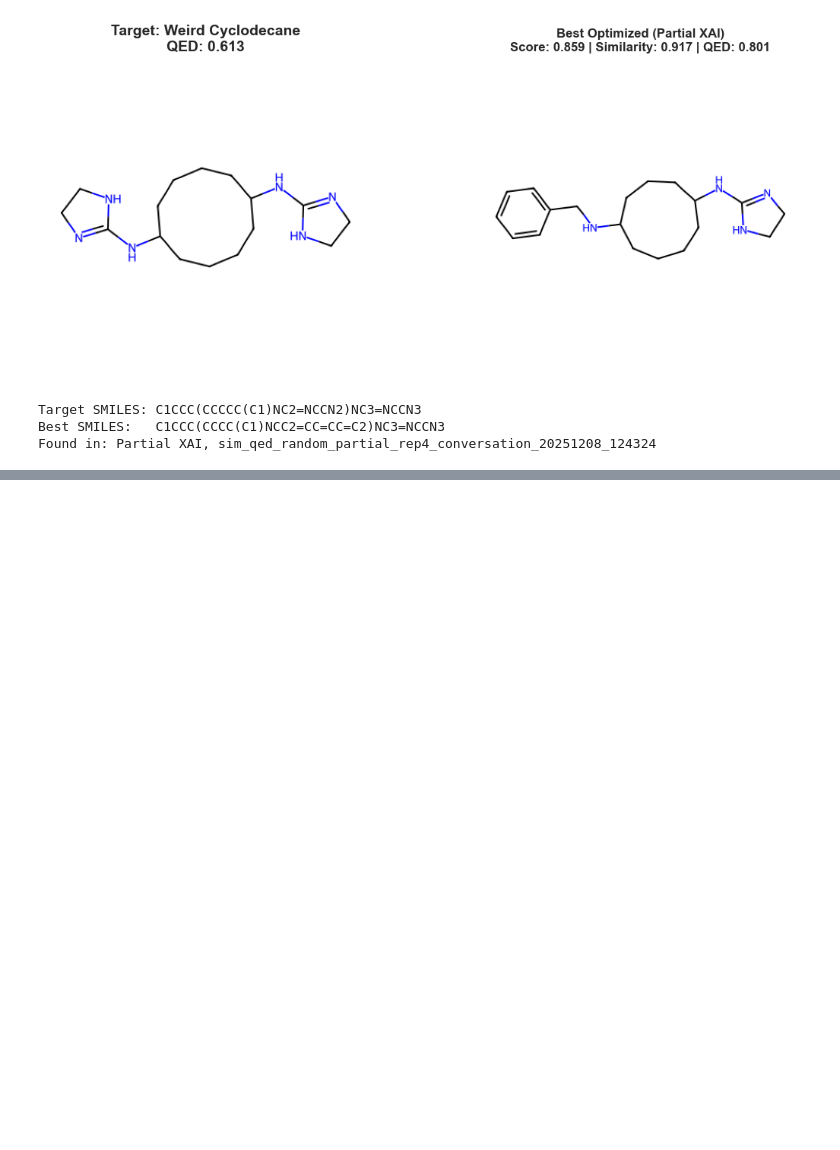
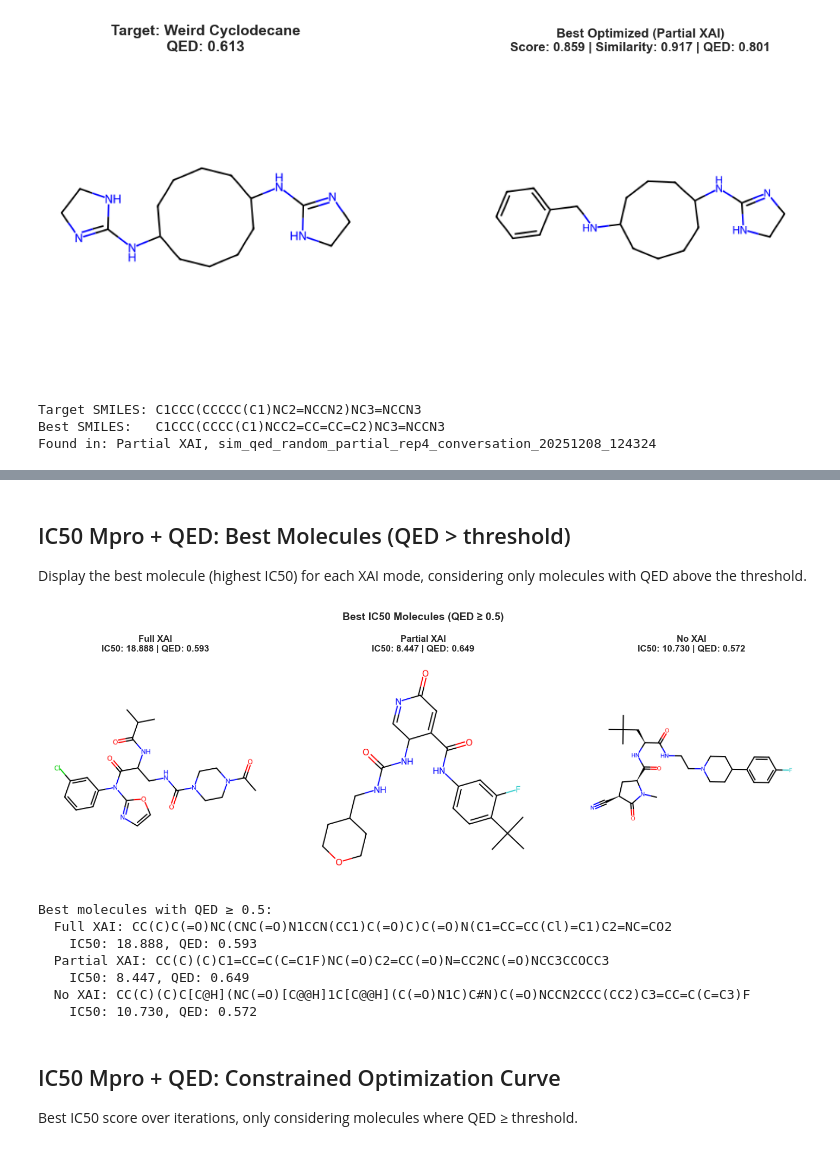
Before and after one commit to FabianKruger/molecule-optimization-agent, a Jupyter notebook: analysis/xai.ipynb, the cells around one changed output, grey strips where cells are left out. Saved outputs shown, nothing was run; the diff lists cells and outputs as text; code cells hidden in the pictures; blank space fills up the shorter version.

```diff
--- a/analysis/xai.ipynb
+++ b/analysis/xai.ipynb
@@ -479,0 +765,4 @@ Found in: Partial XAI, sim_qed_random_partial_rep4_conversation_20251208_124324
+# %% [markdown]
+## IC50 Mpro + QED: Best Molecules (QED > threshold)
+
+Display the best molecule (highest IC50) for each XAI mode, considering only molecules with QED above the threshold.
@@ -479,0 +837,21 @@ Found in: Partial XAI, sim_qed_random_partial_rep4_conversation_20251208_124324
+# %%
+QED_THRESHOLD = 0.5
+
+# Find best IC50 molecules with QED constraint
+best_ic50_constrained = find_best_ic50_molecule_constrained(ic50_qed_trace, qed_threshold=QED_THRESHOLD)
+
+# Display them
+display_best_ic50_molecules(best_ic50_constrained, qed_threshold=QED_THRESHOLD)
+# %% [output]
+[figure, added]
+Best molecules with QED ≥ 0.5:
+  Full XAI: CC(C)C(=O)NC(CNC(=O)N1CCN(CC1)C(=O)C)C(=O)N(C1=CC=CC(Cl)=C1)C2=NC=CO2
+    IC50: 18.888, QED: 0.593
+  Partial XAI: CC(C)(C)C1=CC=C(C=C1F)NC(=O)C2=CC(=O)N=CC2NC(=O)NCC3CCOCC3
+    IC50: 8.447, QED: 0.649
+  No XAI: CC(C)(C)C[C@H](NC(=O)[C@@H]1C[C@@H](C(=O)N1C)C#N)C(=O)NCCN2CCC(CC2)C3=CC=C(C=C3)F
+    IC50: 10.730, QED: 0.572
+# %% [markdown]
+## IC50 Mpro + QED: Constrained Optimization Curve
+
+Best IC50 score over iterations, only considering molecules where QED ≥ threshold.
```
Also changed, not shown: parts of 28 cells of this notebook.
